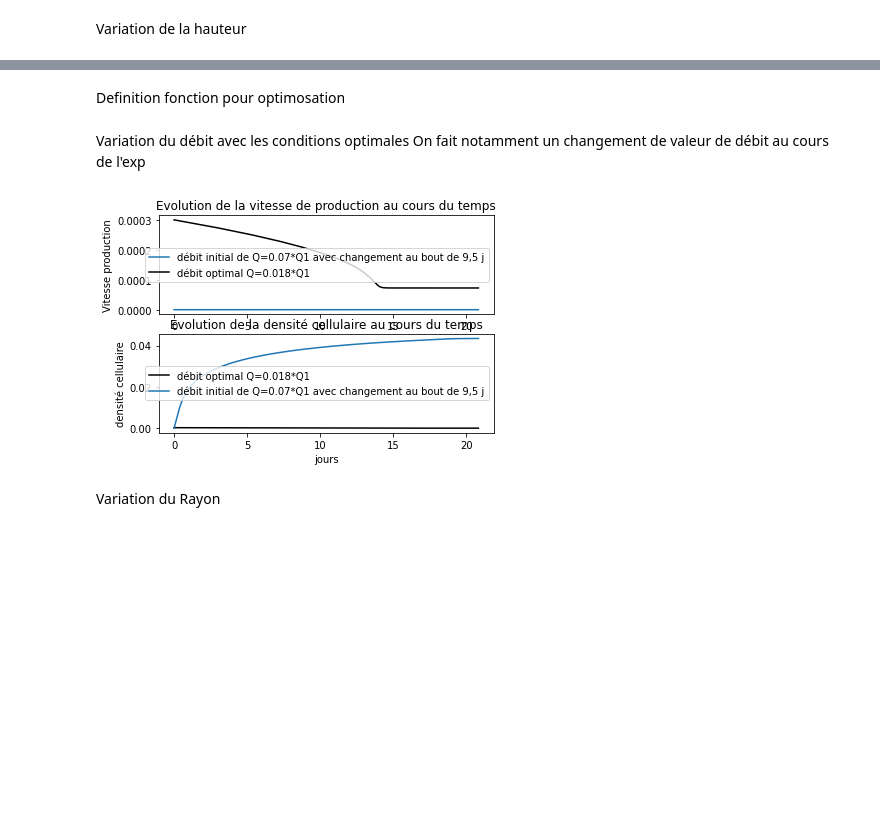
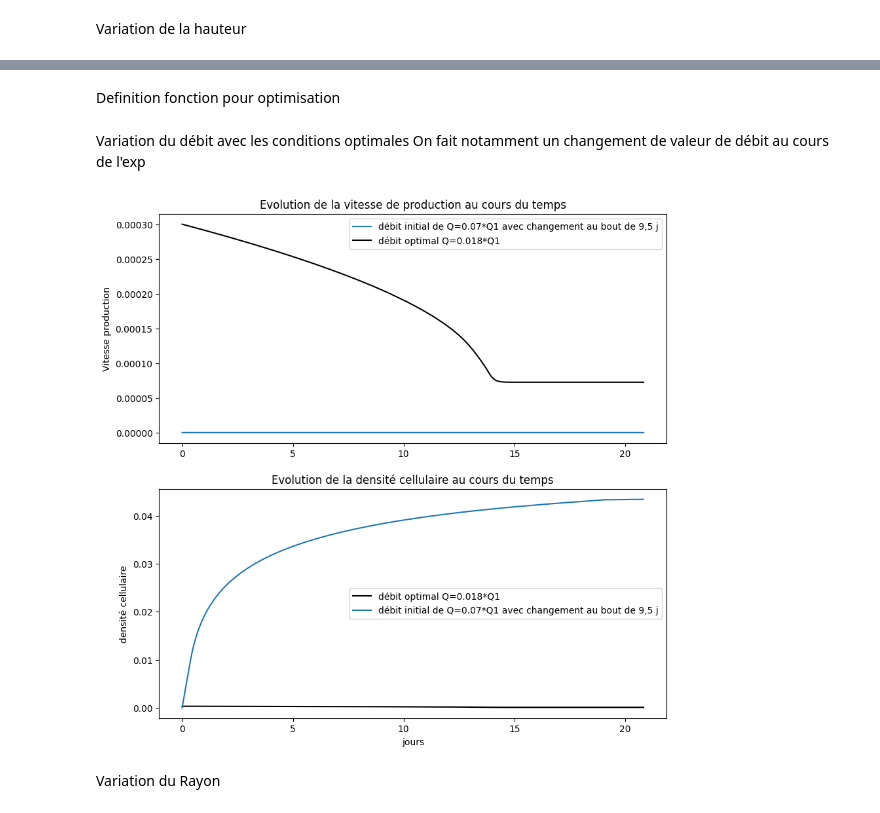
Before and after one commit to titouan-ux/modele-reconstruction-osseuse, a Jupyter notebook: Modele_Construction_Osseuse.ipynb, the cells around one changed output, grey strips where cells are left out. Drawn from its saved outputs; the diff is of its cells as text; code cells hidden in the pictures; blank space fills up the shorter version.

```diff
--- a/Modele_Construction_Osseuse.ipynb
+++ b/Modele_Construction_Osseuse.ipynb
@@ -247,5 +246,5 @@ varaiation_r_h(360,5000,[1,40,150,300,600])
 # %% [markdown]
-Definition fonction pour optimosation
+Definition fonction pour optimisation
 # %%
 def evolution_optimisation_debit(dt,k,qi,rayon):
     ls_T=[0]
@@ -256,7 +255,7 @@ def evolution_optimisation_debit(dt,k,qi,rayon):
     Volumes=[0]
     Cission=[[(4*mu*qi)/(np.pi*(ls_R[i][0]**3))]for i in range(n)]
     v_prod=[[-1*Vg(ls_R[z][-1],ls_CO2[z][-1],ls_CG[z][-1],ls_R[z][0],qi)]for z in range(n)]
-    for i in range(k):
+    for _ in range(k):
         ls_T.append(ls_T[-1]+dt)
         v=0
         if ls_T[-1]>9.5*24*3600:
@@ -325,28 +324,29 @@ On fait notamment un changement de valeur de débit au cours de l'exp
 # %%
 def variation_debit(dt,k,ls_debit):
     a1=evolution_optimisation_debit(dt,k,Qc2,R0)
+    fig,ax=plt.subplots(2,1)
+    fig.set_figheight(10)
+    fig.set_figwidth(10)
     for elem in ls_debit:
         a=evolution_R_debit_optimal(dt,k,elem,R0,200)
-        plt.subplot(211)
         for i in range(len(a[1])):
             a[1][i]=round(a[1][i]/(24*3600), ndigits=3)
-        plt.plot(a[1],a[5][0],label="débit initial de Q=0.07*Q1 avec changement au bout de 9,5 j")
-        plt.title("Evolution de la vitesse de production au cours du temps")
-        plt.plot(a[1],a1[0][0],'k',label='débit optimal Q=0.018*Q1')
-        plt.ylabel('Vitesse production')
-        plt.legend()
-        plt.subplot(212)
-        plt.title("Evolution de la densité cellulaire au cours du temps")
-        plt.plot(a[1],a1[0][0],'k',label='débit optimal Q=0.018*Q1')
-        plt.plot(a[1],a[4],label='débit initial de Q=0.07*Q1 avec changement au bout de 9,5 j')
-        plt.ylabel('densité cellulaire')
-        plt.xlabel("jours")
-        plt.legend()
+        ax[0].plot(a[1],a[5][0],label="débit initial de Q=0.07*Q1 avec changement au bout de 9,5 j")
+        ax[0].set_title("Evolution de la vitesse de production au cours du temps")
+        ax[0].plot(a[1],a1[0][0],'k',label='débit optimal Q=0.018*Q1')
+        ax[0].set_ylabel('Vitesse production')
+        ax[0].legend()
+        ax[1].set_title("Evolution de la densité cellulaire au cours du temps")
+        ax[1].plot(a[1],a1[0][0],'k',label='débit optimal Q=0.018*Q1')
+        ax[1].plot(a[1],a[4],label='débit initial de Q=0.07*Q1 avec changement au bout de 9,5 j')
+        ax[1].set_ylabel('densité cellulaire')
+        ax[1].set_xlabel("jours")
+        ax[1].legend()
     plt.show()
 
 variation_debit(360,5000,[0.07*Qc1])
 # %% [output]
-[figure, old version]
+[figure, new version]
 # %% [markdown]
 Variation du Rayon
 # %%
```
Also changed, not shown: parts of 8 cells of this notebook, 2 other files.
